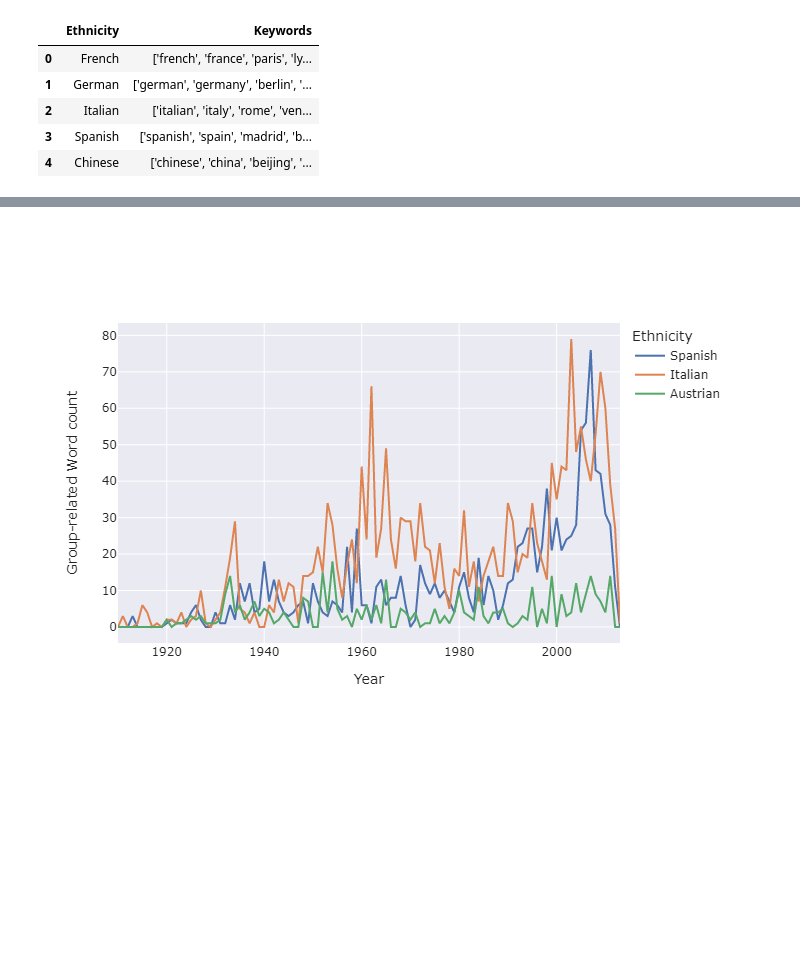
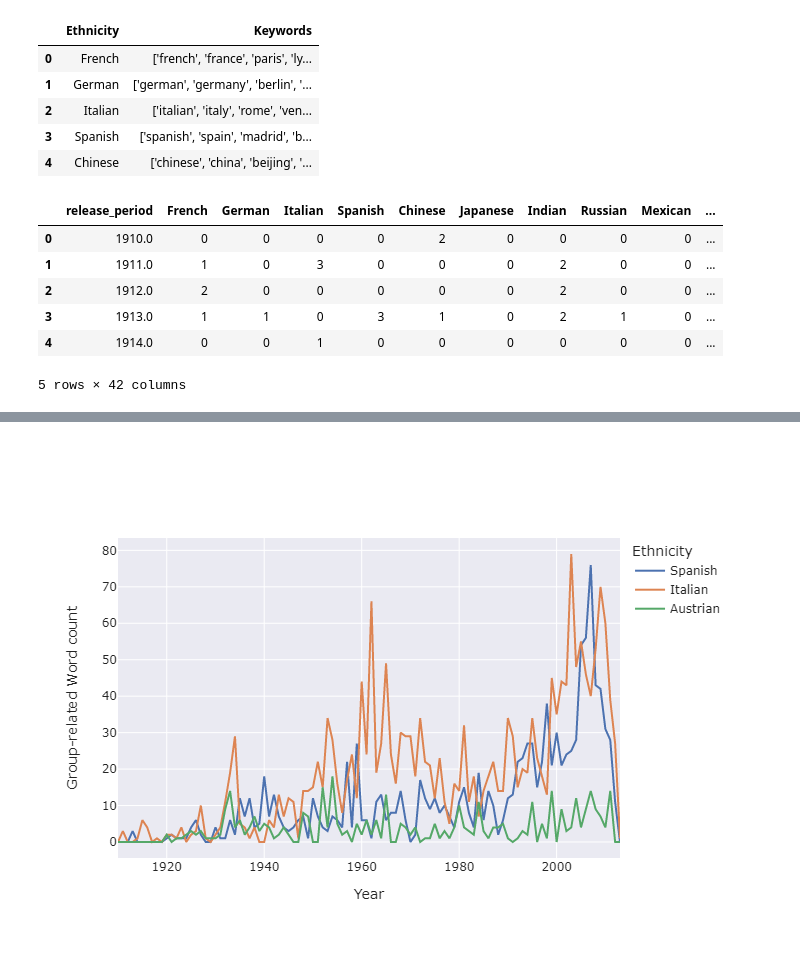
Before and after one commit to epfl-ada/ada-2023-project-padawans, a Jupyter notebook: Q3.ipynb, the cells around one changed output, grey strips where cells are left out. Saved outputs shown, nothing was run; the diff lists cells and outputs as text; code cells hidden in the pictures; blank space fills up the shorter version.

```diff
--- a/Q3.ipynb
+++ b/Q3.ipynb
@@ -196,4 +155,46 @@ data = {
 | 2 | Italian | ['italian', 'italy', 'rome', 'ven... |
 | 3 | Spanish | ['spanish', 'spain', 'madrid', 'b... |
 | 4 | Chinese | ['chinese', 'china', 'beijing', '... |
+# %%
+def get_count_per_year(df,eth):
+    data = df.copy()
+
+    ethnicities = eth['Ethnicity']
+
+    for et in ethnicities:
+        # Find the index of the ethnicity in the 'eth' DataFrame
+        index = eth[eth['Ethnicity'] == et].index[0]
+        # Extract the list of keywords related to the ethnicity
+        occ_list = literal_eval(eth.at[index, 'Keywords'])
+
+        # Define a function to count the occurrences of ethnicity-related words in a list
+        def count_words(word_list):
+            return sum(word.lower() in occ_list for word in word_list)
+
+        data[et] = data['tokens'].apply(lambda x: count_words(x))
+
+    # optionnal groupment per period
+    period = 1
+    data['release_period'] = data['release_date'] // period * period
+
+    counts_by_period = data.groupby('release_period')[ethnicities].sum().reset_index()
+
+    total_words_by_period = data.groupby('release_period')['tokens'].apply(
+        lambda x: sum(len(word_list) for word_list in x)
+    ).reset_index()
+
+    all_counts_by_period = pd.merge(counts_by_period, total_words_by_period, on='release_period', how='left')
+    return all_counts_by_period
+
+all_counts_by_period = get_count_per_year(df_sum,ethmerged)
+# %%
+all_counts_by_period.head()
+# %% [output]
+|  | release_period | French | German | Italian | Spanish | Chinese | Japanese | Indian | Russian | Mexican | ... |
+| 0 | 1910.0 | 0 | 0 | 0 | 0 | 2 | 0 | 0 | 0 | 0 | ... |
+| 1 | 1911.0 | 1 | 0 | 3 | 0 | 0 | 0 | 2 | 0 | 0 | ... |
+| 2 | 1912.0 | 2 | 0 | 0 | 0 | 0 | 0 | 2 | 0 | 0 | ... |
+| 3 | 1913.0 | 1 | 1 | 0 | 3 | 1 | 0 | 2 | 1 | 0 | ... |
+| 4 | 1914.0 | 0 | 0 | 1 | 0 | 0 | 0 | 0 | 0 | 0 | ... |
+5 rows × 42 columns
 # %%
```
Also changed, not shown: parts of 25 cells of this notebook, 1 other file.
